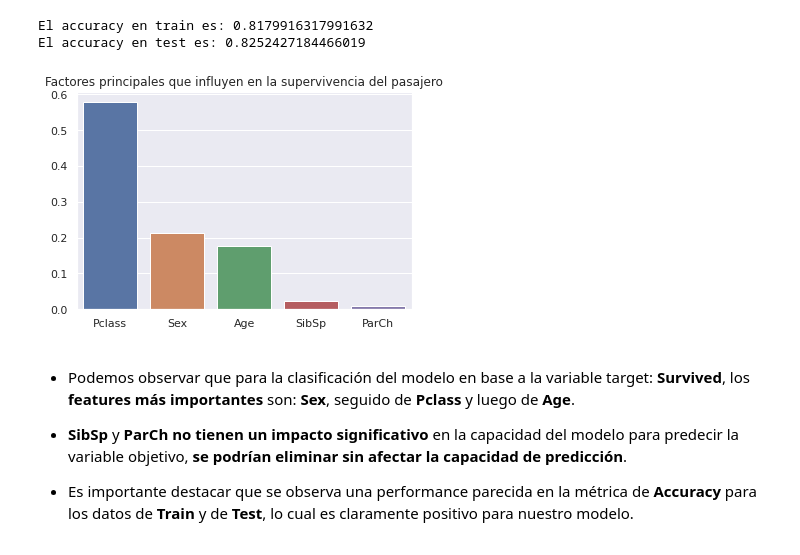
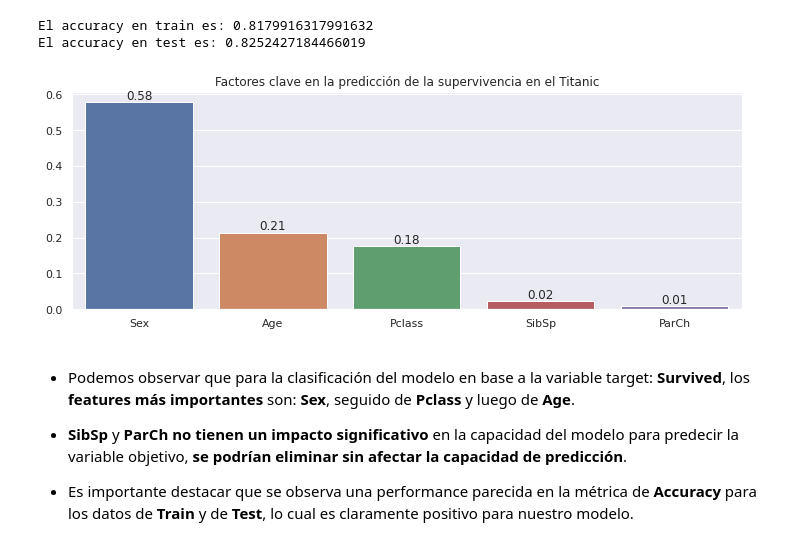
Before and after one commit to mazzaroli/decision_tree-random_forest, a Jupyter notebook: notas.ipynb, the cells around one changed output. Drawn from its saved outputs; the diff is of its cells as text; code cells hidden in the pictures.

```diff
--- a/notas.ipynb
+++ b/notas.ipynb
@@ -199,7 +199,7 @@ y = titanic.Survived
 # %%
 # Balanceamos los datos
-X_over, y_over = undersample.fit_resample(X,y)
-y_over.value_counts(normalize=True)
+X_over_titanic, y_over_titanic  = undersample.fit_resample(X_titanic,y_titanic)
+y_over_titanic.value_counts(normalize=True)
 # %% [output]
 0    0.5
 1    0.5
@@ -209,7 +209,7 @@ Name: Survived, dtype: float64
 from sklearn.model_selection import train_test_split
 
 # 30% para test y 70% para train
-X_train, X_test, y_train, y_test = train_test_split(X_over,y_over, test_size=0.30, random_state=42)
+X_train_titanic, X_test_titanic, y_train_titanic, y_test_titanic = train_test_split(X_over_titanic,y_over_titanic, test_size=0.30, random_state=42)
 # %%
 # Importamos las librerias para la creacion del modelo
 from sklearn.tree import DecisionTreeClassifier
@@ -221,7 +221,7 @@ param_grid = {'criterion': ['gini', 'entropy'], 'max_depth': [2, 3, 4, 5]}
 
 # Realizar la búsqueda de hiperparámetros utilizando GridSearchCV
 grid_search = GridSearchCV(clf, param_grid=param_grid, cv=10, return_train_score=True)
-grid_search.fit(X_train, y_train)
+grid_search.fit(X_train_titanic, y_train_titanic)
 
 # Imprimir los resultados
 print("Mejores hiperparámetros encontrados:")
@@ -262,16 +262,20 @@ print('El accuracy en test es:', accuracy_score(y_test,y_test_pred))
 # %% [output]
 El accuracy en train es: 0.8179916317991632
 El accuracy en test es: 0.8252427184466019
-# %%
-# Verificamos el feature importances
-importances = grid_search.best_estimator_.feature_importances_
-importances = np.sort(importances)[::-1]
-columns = X.columns
-
-sns.barplot(x=columns, y=importances);
-plt.title('Factores principales que influyen en la supervivencia del pasajero');
-# %% [output]
-[figure, removed]
+# %%
+feature_scores_titanic = pd.DataFrame(pd.Series(grid_search.best_estimator_.feature_importances_, index=X_train_titanic.columns).sort_values(ascending=False)).T
+# %%
+plt.figure(figsize=(12,4))
+sns.barplot(data=feature_scores_titanic)
+
+for index, value in enumerate(feature_scores_titanic.values.flatten()):
+    plt.annotate(f'{value:.2f}', xy=(index, value), ha='center', va='bottom')
+
+
+plt.title("Factores clave en la predicción de la supervivencia en el Titanic")
+plt.show()
+# %% [output]
+[figure, added]
 # %% [markdown]
 - Podemos observar que para la clasificación del modelo en base a la variable target: **Survived**, los **features más importantes** son: **Sex**, seguido de **Pclass** y luego de **Age**.
 
```
Also changed, not shown: parts of 97 cells of this notebook, 1 other file.
